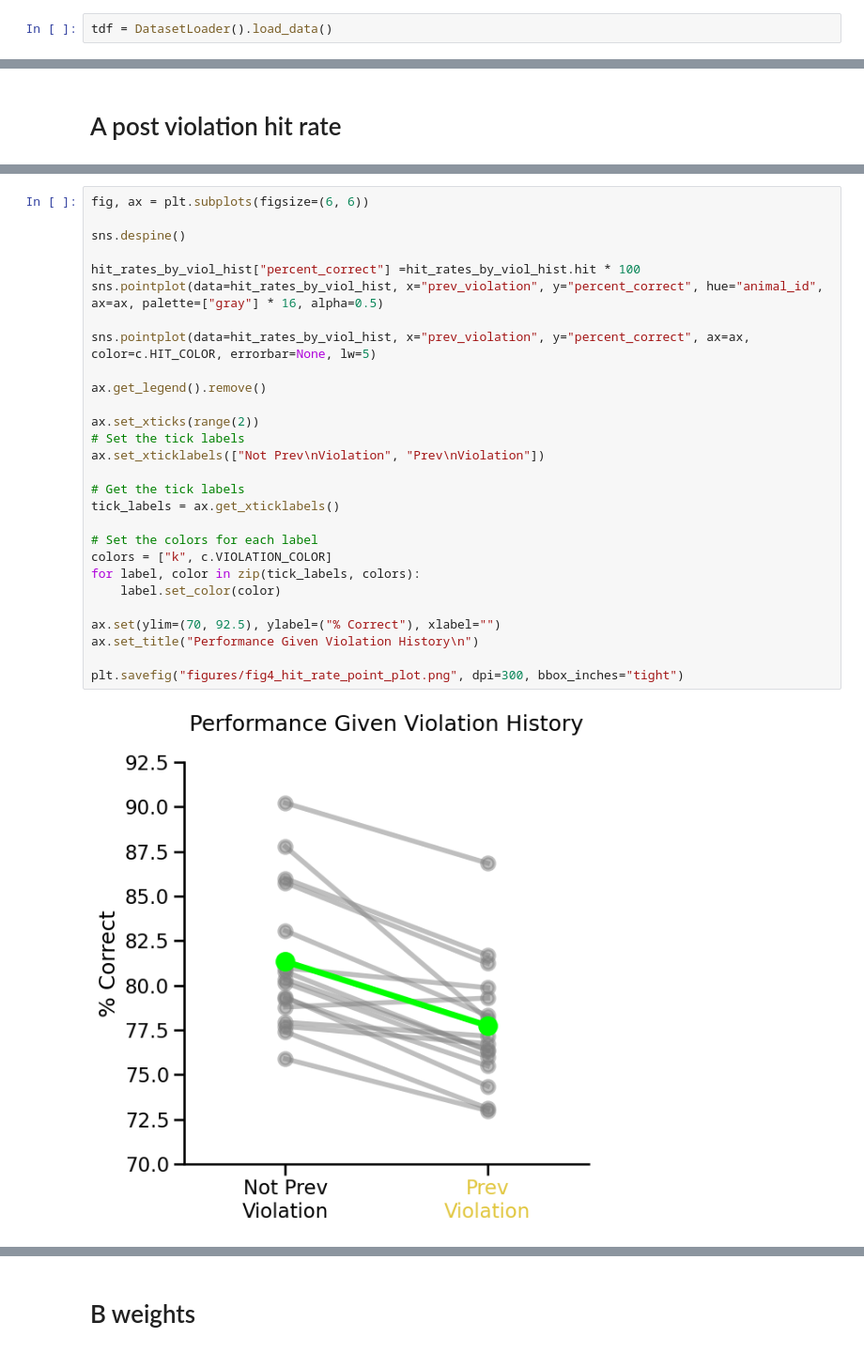
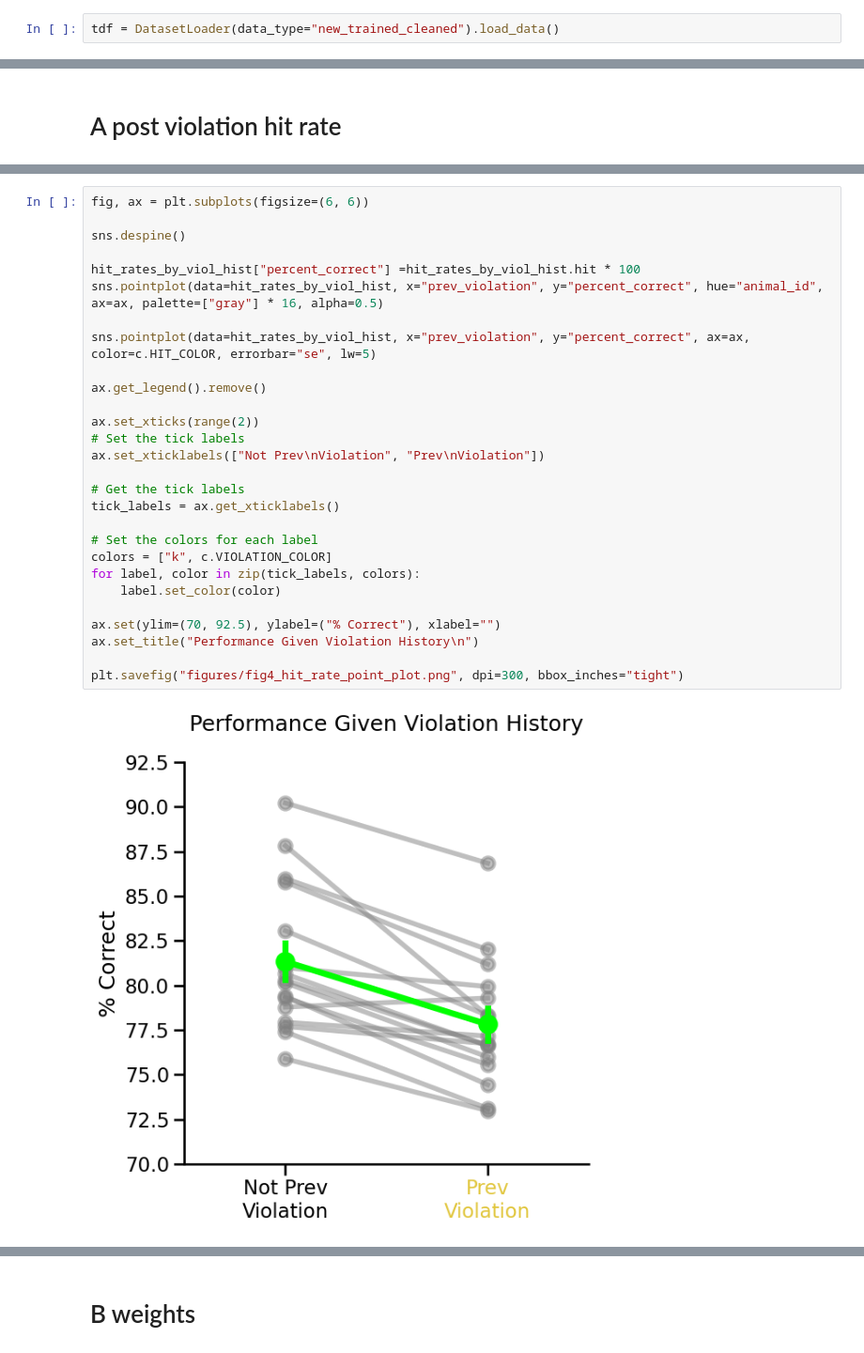
Before and after one commit to jess-breda/violations-multinomial, a Jupyter notebook: notebooks/thesis/@fig4_viol_stim_intrxs_multi.ipynb, the cells around one changed output, grey strips where cells are left out. Shown at 94% size. Drawn from its saved outputs; the diff is of its cells as text.

```diff
--- a/notebooks/thesis/@fig4_viol_stim_intrxs_multi.ipynb
+++ b/notebooks/thesis/@fig4_viol_stim_intrxs_multi.ipynb
@@ -30,6 +31,6 @@ prev_viol_filtered_itrx_exp = "2025_04_17_fig4_fit_filtered_prev_viol_stim_intrx
 
 compare_exp = "2025_04_16_fig4_compare_intrxs_rs47.pkl"
 # %%
-tdf = DatasetLoader().load_data()
+tdf = DatasetLoader(data_type="new_trained_cleaned").load_data()
 # %% [output]
 DataLoader: Loading data for animal ids:  ['W051', 'W060', 'W065', 'W066', 'W068', 'W072', 'W073', 'W074', 'W075', 'W078', 'W080', 'W081', 'W083', 'W088', 'W089', 'W094']
@@ -56,30 +106,30 @@ hit_rates_by_viol_hist.head()
 # %%
 fig, ax = plt.subplots(figsize=(6, 6))
 
 sns.despine()
 
 hit_rates_by_viol_hist["percent_correct"] =hit_rates_by_viol_hist.hit * 100
 sns.pointplot(data=hit_rates_by_viol_hist, x="prev_violation", y="percent_correct", hue="animal_id", ax=ax, palette=["gray"] * 16, alpha=0.5)
 
-sns.pointplot(data=hit_rates_by_viol_hist, x="prev_violation", y="percent_correct", ax=ax, color=c.HIT_COLOR, errorbar=None, lw=5)
+sns.pointplot(data=hit_rates_by_viol_hist, x="prev_violation", y="percent_correct", ax=ax, color=c.HIT_COLOR, errorbar="se", lw=5)
 
 ax.get_legend().remove()
 
 ax.set_xticks(range(2))
 # Set the tick labels
 ax.set_xticklabels(["Not Prev\nViolation", "Prev\nViolation"])
 
 # Get the tick labels
 tick_labels = ax.get_xticklabels()
 
 # Set the colors for each label
 colors = ["k", c.VIOLATION_COLOR]
 for label, color in zip(tick_labels, colors):
     label.set_color(color)
 
 ax.set(ylim=(70, 92.5), ylabel=("% Correct"), xlabel="")
 ax.set_title("Performance Given Violation History\n")
 
 plt.savefig("figures/fig4_hit_rate_point_plot.png", dpi=300, bbox_inches="tight")
 # %% [output]
-[figure, old version]
+[figure, new version]
```
Also changed, not shown: parts of 15 cells of this notebook, 42 other files.
